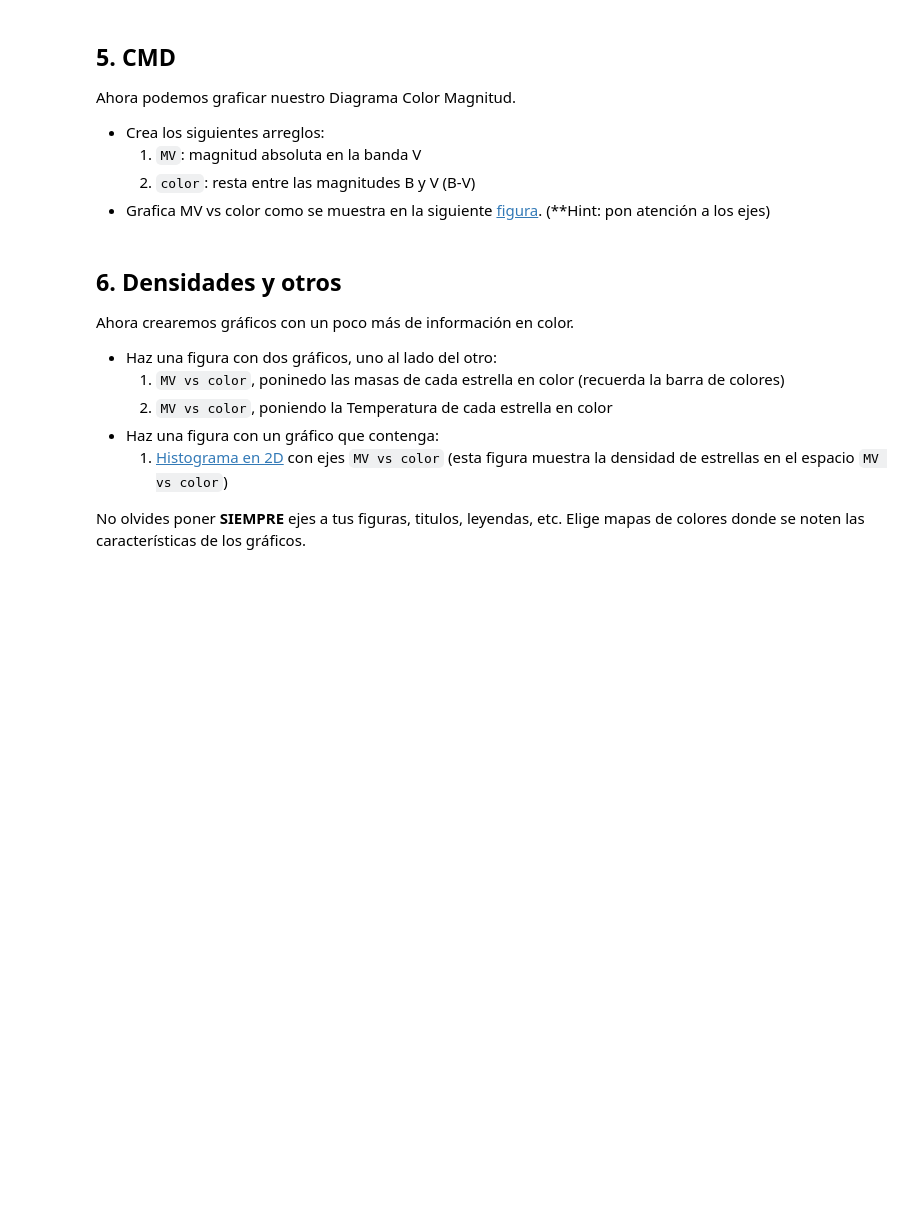
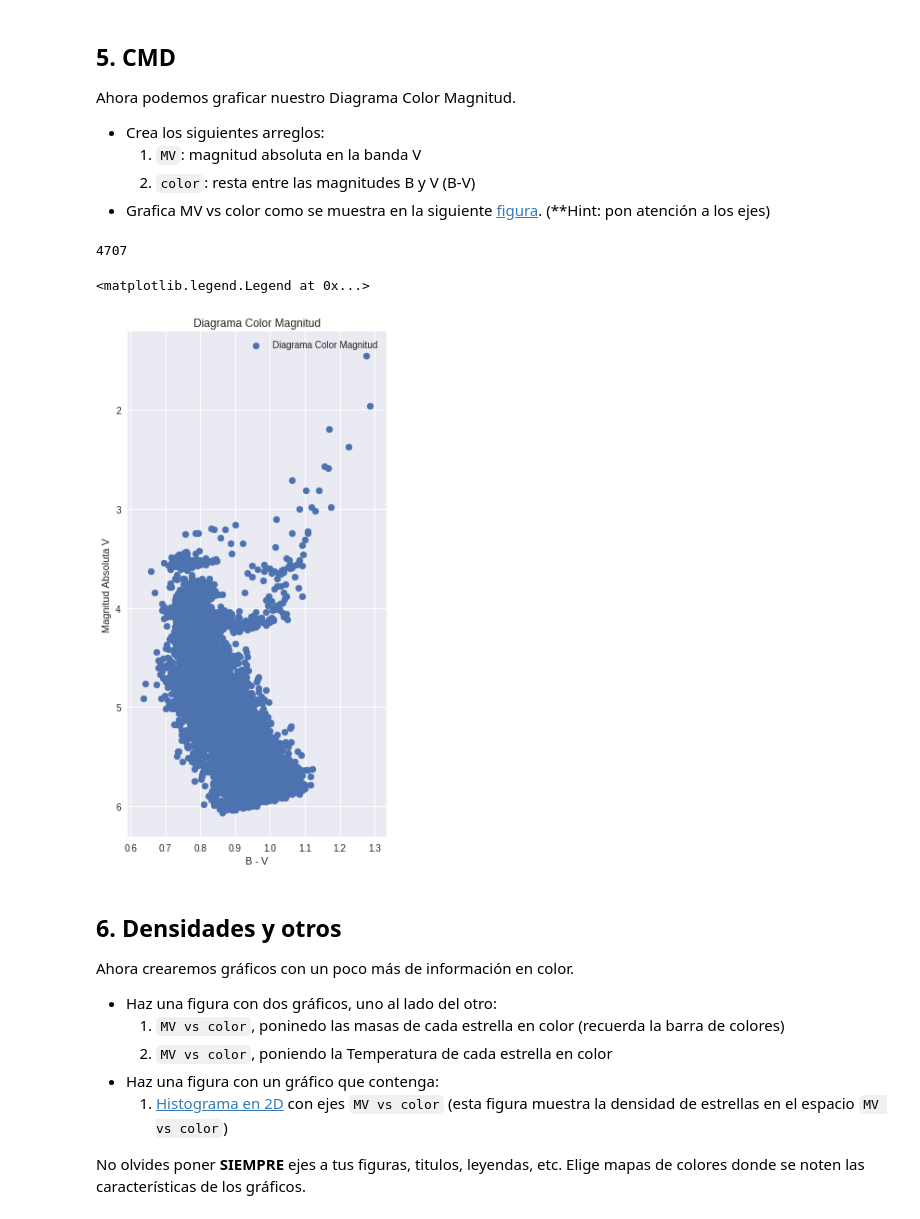
Before and after one commit to niccoma/minitarea2, a Jupyter notebook: minitarea2.ipynb, the cells around one changed output. Saved outputs shown, nothing was run; the diff lists cells and outputs as text; code cells hidden in the pictures; blank space fills up the shorter version.

```diff
--- a/minitarea2.ipynb
+++ b/minitarea2.ipynb
@@ -121,12 +121,13 @@ Para hacer el CMD necesitamos la magnitud absoluta de nuestras estrellas. Para e
 from math import *
 
 def mag_abs(mag_ap, dist):
-  mag = np.array([])
-  for i in np.arrange(0,np.size(mag_ap),1):
+  magL = []
+  for i in range(np.size(mag_ap)):
     M = mag_ap[i] - (5*log10(dist[i])) + 5
-    np.append(mag,M)
+    magL.append(M)
 
-    return mag
+
+  return np.array(magL)
 # %% [markdown]
 ## 5. CMD
 
@@ -144,3 +140,27 @@ Ahora podemos graficar nuestro Diagrama Color Magnitud.
+# %%
+#Crear arrays MV y color
+print(np.size(datos_filtrados[:,1]))
+MV = mag_abs(datos_filtrados[:,1],datos_filtrados[:,6])
+colorL = []
+for i in range(np.size(datos_filtrados[:,1])):
+  bv = datos_filtrados[i,0] - datos_filtrados[i,1]
+  colorL.append(bv)
+color = np.array(colorL)
+#plot cmd
+import matplotlib.pyplot as plt
+
+fig, ax = plt.subplots(figsize = (5,10))
+
+cmd = ax.scatter(color, MV, label = 'Diagrama Color Magnitud')
+ax.invert_yaxis()
+ax.set_ylabel('Magnitud Absoluta V')
+ax.set_xlabel('B - V')
+ax.set_title('Diagrama Color Magnitud')
+ax.legend()
+# %% [output]
+4707
+<matplotlib.legend.Legend at 0x...>
+[figure, added]
 # %% [markdown]
 ## 6. Densidades y otros
 
```
Also changed, not shown: parts of 1 cell of this notebook.
